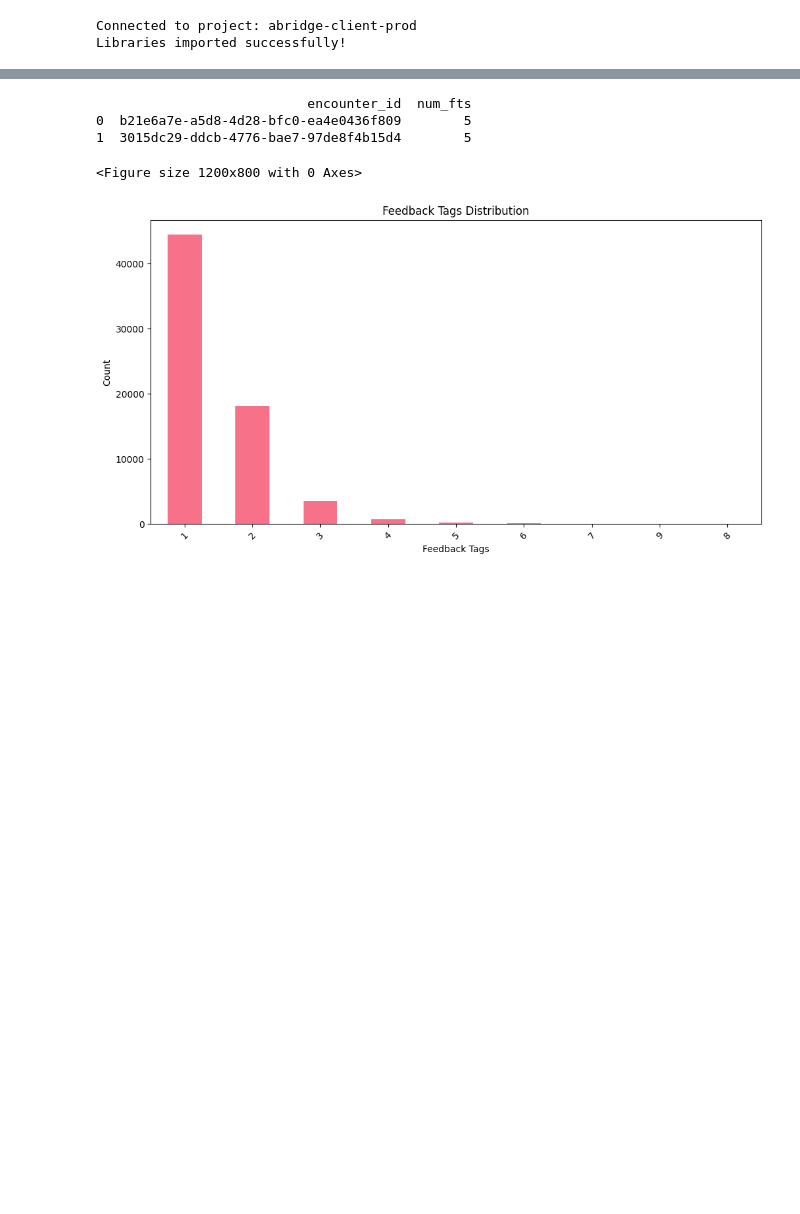
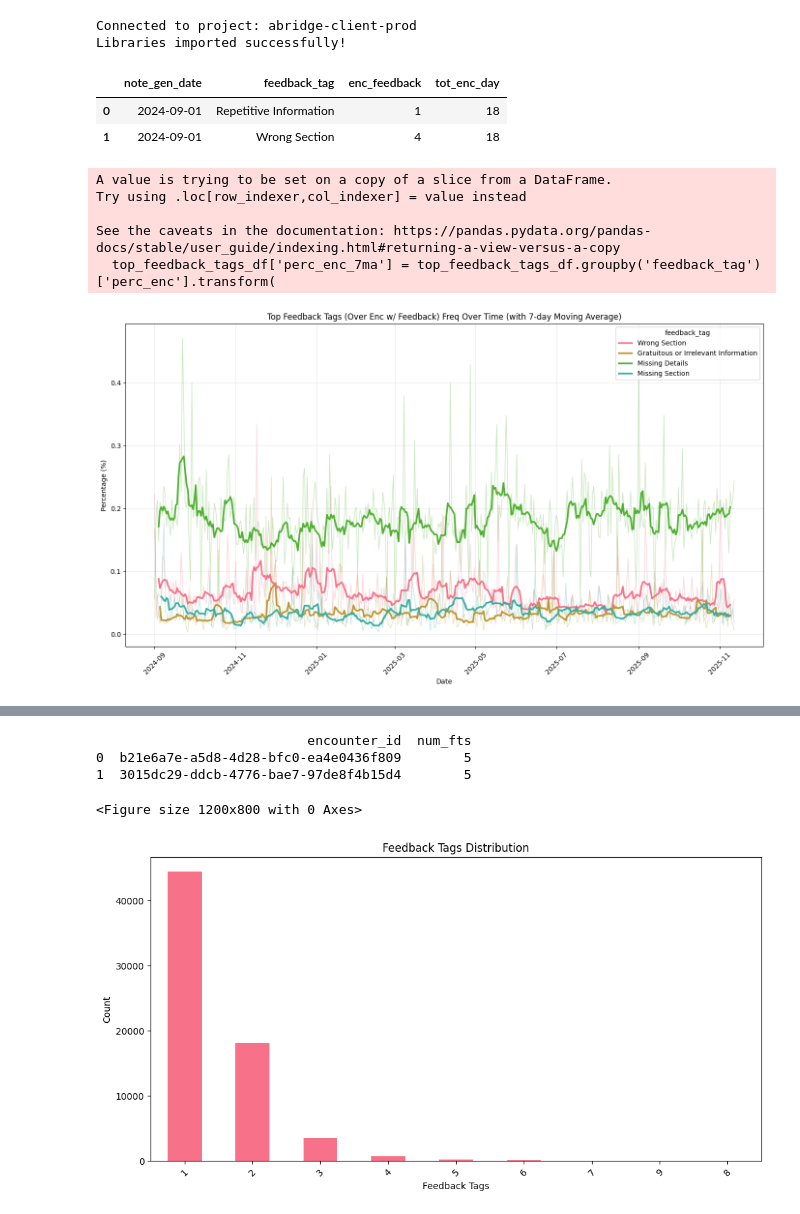
Before and after one commit to maggiechen-abridge/analyses, a Jupyter notebook: feedback/feedback.ipynb, the cells around one changed output, grey strips where cells are left out. Saved outputs shown, nothing was run; the diff lists cells and outputs as text; code cells hidden in the pictures; blank space fills up the shorter version.

```diff
--- a/feedback/feedback.ipynb
+++ b/feedback/feedback.ipynb
@@ -19,4 +19,69 @@ print("Libraries imported successfully!")
 # %% [output]
 Connected to project: abridge-client-prod
 Libraries imported successfully!
+# %%
+query0= '''select
+  note_gen_date,
+  feedback_tag,
+  enc_feedback,
+  SUM(enc_feedback) OVER (PARTITION BY note_gen_date) as tot_enc_day
+FROM (
+select
+  date(note_generated_date) as note_gen_date,
+  feedback_tag,
+  COUNT(DISTINCT encounter_id) as enc_feedback
+FROM `abridge-client-prod.dbt_prod.tblEncounter`,
+UNNEST (feedback_tags) as feedback_tag
+where date(note_generated_date) >= '2024-09-01'
+group by 1, 2
+)
+ORDER BY 1'''
+fd_df = client.query(query0).to_dataframe()
+fd_df.head(2)
+# %% [output]
+|  | note_gen_date | feedback_tag | enc_feedback | tot_enc_day |
+| 0 | 2024-09-01 | Repetitive Information | 1 | 18 |
+| 1 | 2024-09-01 | Wrong Section | 4 | 18 |
+# %%
+def plot_feedback_tag(fd_df, wanted_feedback_tags):
+    fd_df['perc_enc'] = fd_df['enc_feedback']/fd_df['tot_enc_day']
+
+    top_feedback_tags_df = fd_df[fd_df['feedback_tag'].isin(wanted_feedback_tags)]
+
+    top_feedback_tags_df.head(2)
+
+    top_feedback_tags_df['perc_enc_7ma'] = top_feedback_tags_df.groupby('feedback_tag')['perc_enc'].transform(
+        lambda x: x.rolling(window=7, center=True).mean()
+    )
+
+    # Plot with seaborn
+    plt.figure(figsize=(14, 8))
+
+    # Original data (lighter lines)
+    sns.lineplot(data=top_feedback_tags_df, x='note_gen_date', y='perc_enc',
+                hue='feedback_tag', alpha=0.3, linewidth=1, legend=False)
+
+
+    # 7-day moving average (bold lines)
+    sns.lineplot(data=top_feedback_tags_df, x='note_gen_date', y='perc_enc_7ma',
+                hue='feedback_tag', linewidth=2.5)
+
+    plt.xlabel('Date')
+    plt.ylabel('Percentage (%)')
+    plt.title('Top Feedback Tags (Over Enc w/ Feedback) Freq Over Time (with 7-day Moving Average)')
+    plt.xticks(rotation=45)
+    plt.grid(True, alpha=0.3)
+    plt.tight_layout()
+    plt.show()
+# %%
+# wanted_feedback_tags = fd_df.groupby('feedback_tag')['enc_feedback'].sum().nlargest(4).index
+wanted_feedback_tags = ['Missing Section', 'Missing Details', 'Gratuitous or Irrelevant Information', 'Wrong Section']
+plot_feedback_tag(fd_df, wanted_feedback_tags)
+# %% [output]
+A value is trying to be set on a copy of a slice from a DataFrame.
+Try using .loc[row_indexer,col_indexer] = value instead
+
+See the caveats in the documentation: https://pandas.pydata.org/pandas-docs/stable/user_guide/indexing.html#returning-a-view-versus-a-copy
+  top_feedback_tags_df['perc_enc_7ma'] = top_feedback_tags_df.groupby('feedback_tag')['perc_enc'].transform(
+[figure, added]
 # %%
```
Also changed, not shown: parts of 4 cells of this notebook, 1 other file.
